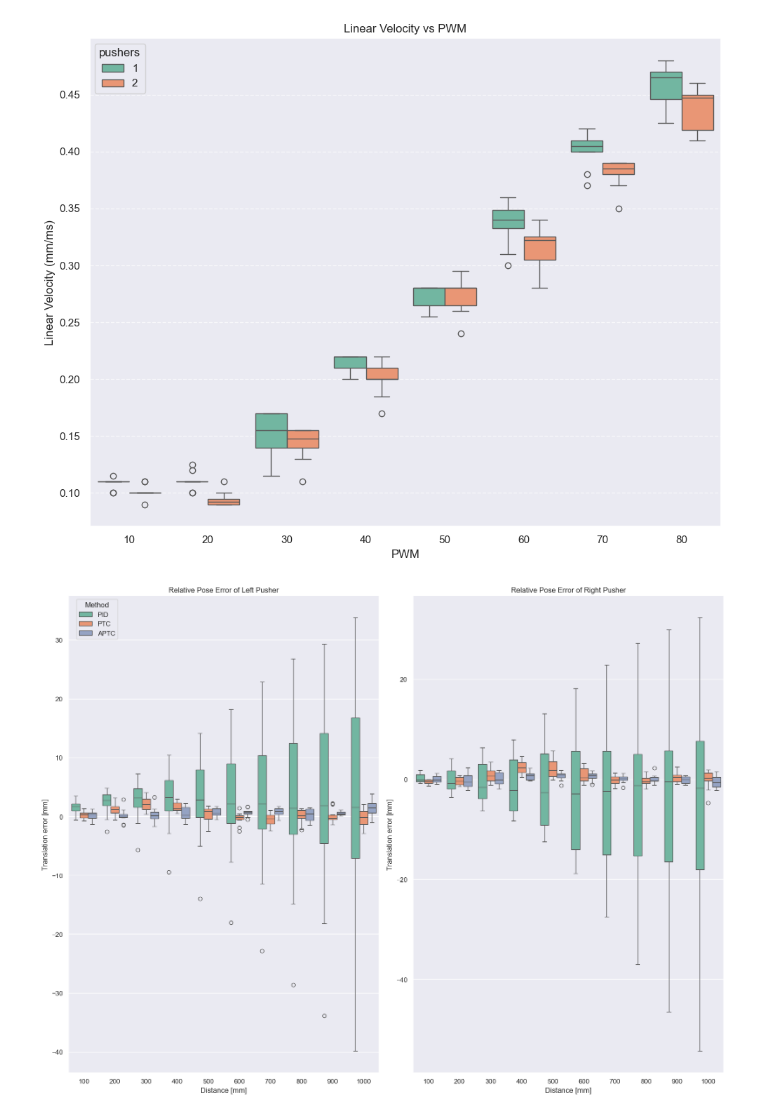
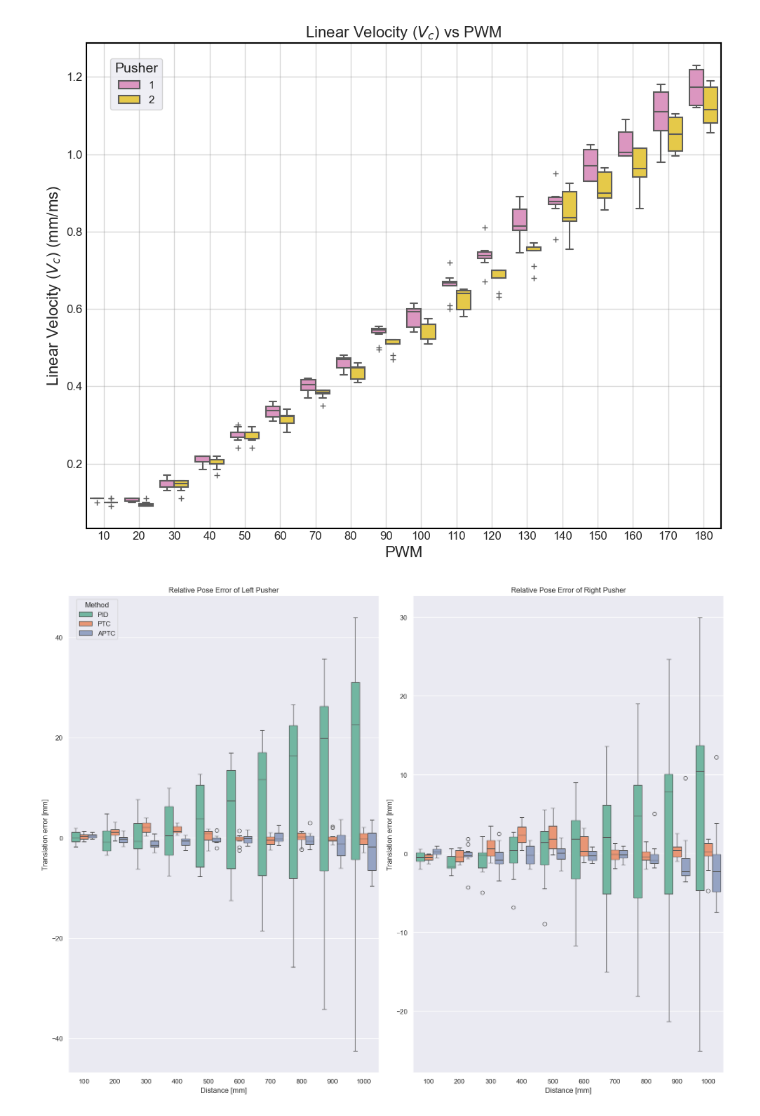
Before and after one commit to nongmelt/box_pushing, a Jupyter notebook: visulization/plot.ipynb, the cells around one changed output. Cells and saved outputs as stored; diff of their text form; code cells hidden in the pictures.

Commit message:
change plot style

```diff
--- a/visulization/plot.ipynb
+++ b/visulization/plot.ipynb
@@ -19,7 +19,7 @@ sns.set_theme()
 data_folder = "../data"
 # %%
 # Plot robot pwm / speed relationship
-robot_names = ["ken", "monish"]
+robot_names = ["pratham", "monish"]
 
 def compute_similarity(data_a, data_b):
 
@@ -27,43 +27,77 @@ def compute_similarity(data_a, data_b):
     for column in data_a.columns:
         # Calculate Pearson correlation for the column
         corr, _ = pearsonr(data_a[column], data_b[column])
         similarities[column] = corr  # Save correlation coefficient
 
     # Aggregate the similarities (mean of all columns)
     return np.mean(list(similarities.values()))
 
 raw_data = []
 for robot_name in robot_names:
     file_path = os.path.join(data_folder, f"bot_{robot_name}.csv")
     df = pd.read_csv(file_path)
     df.columns = df.columns.str.strip()  # Remove extra spaces in column names
-    df["pushers"] = robot_names.index(robot_name) + 1
+    df["Pusher"] = robot_names.index(robot_name) + 1
     df["average_speed"] =  (df['left_speed'] + df['right_speed']) / 2
     # Filter PWM values between 0 and 80
-    df = df[df["pwm"].between(0, 80)]
     raw_data.append(df)
 
 n_datasets = len(raw_data)
 combined_data = pd.concat(raw_data, ignore_index=True)
 
 # Create a melted DataFrame for easier plotting
-melted_data = combined_data.melt(id_vars=["pushers"], var_name="Characteristic", value_name="Value")
+melted_data = combined_data.melt(id_vars=["Pusher"], var_name="Characteristic", value_name="Value")
 
 # Set up the plotting area
-fig, (ax1) = plt.subplots(1, 1, figsize=(10, 8), sharey=True)
+fig, (ax1) = plt.subplots(1, 1, figsize=(10, 8))
+# Get Set2 colors for the borders
+set2_colors = sns.color_palette("Set2")
+set2_colors = [set2_colors[3], set2_colors[5]]
 # Plot speed vs PWM
-sns.boxplot(data=combined_data, x="pwm", y="average_speed", hue="pushers", ax=ax1, palette='Set2')
-ax1.set_title("Linear Velocity vs PWM")
-ax1.set_xlabel("PWM")
-ax1.set_ylabel("Linear Velocity (mm/ms)")
-ax1.grid(axis="y", linestyle="--", alpha=0.7)
+boxes = sns.boxplot(
+    data=combined_data,
+    x="pwm",
+    y="average_speed",
+    hue="Pusher",
+    ax=ax1,
+    palette=set2_colors,  # White fill for both boxes
+    linewidth=1.5,  # Increased line width for better visibility
+    flierprops={'marker': '+'},
+    )
 
+ax1.set_title("Linear Velocity ($V_c$) vs PWM", fontsize=16)
+ax1.set_xlabel("PWM", fontsize=16)
+ax1.set_ylabel("Linear Velocity ($V_c$) (mm/ms)", fontsize=16)
+
+# Add grid lines
+plt.grid(visible=True, which="major", linestyle="--", color="gray", alpha=0.6)
+
+# Add a black thick border around the plot
+for spine in ["top", "right", "left", "bottom"]:
+    ax1.spines[spine].set_edgecolor("black")
+    ax1.spines[spine].set_linewidth(1.5)
+
+# Add grid lines
+ax1.xaxis.grid(True, linestyle="-", color="gray", alpha=0.3)  # Vertical grid lines
+ax1.yaxis.grid(True, linestyle="-", color="gray", alpha=0.3)  # Horizontal grid lines
+
+# Increase font size for x and y axis ticks
+ax1.tick_params(axis='x', labelsize=12, direction="in", length=6)  # x-axis ticks font size
+ax1.tick_params(axis='y', labelsize=12, direction="in", length=6)  # y-axis ticks font size
+
+plt.setp(ax1.get_legend().get_texts(), fontsize='14') # for legend text
+plt.setp(ax1.get_legend().get_title(), fontsize='14') # for legend title
+
+sns.move_legend(ax1, "upper left", bbox_to_anchor=(0.03, 0.98))
+
+# Remove background color
+ax1.set_facecolor('white')
 
 # Adjust layout and show the plots
 plt.tight_layout()
 plt.show()
 # %% [output]
-[figure, old version]
+[figure, new version]
 # %%
 def load_trajectory_data(folder_path, method, prefix, robot):
     raw_data = []
@@ -154,9 +188,9 @@ def plot_bumper(data_dict, ax):
     return ax
 # %%
 folder_name = {
-    "PID": ["PID", "pid_baseline"] ,
+    "PID2": ["PID", "pid_baseline"] ,
     "PTC2":["PTC", "ptc2_baseline"],
-    "LF" : ["APTC", "improvement"]
+    "LF2" : ["APTC", "improvement"]
 }
 methods_data_left, methods_data_right = {}, {}
 raw_data_left, raw_data_right = {}, {}
@@ -192,4 +226,4 @@ ax2.legend().remove()
 plt.tight_layout()
 plt.show()
 # %% [output]
-[figure, old version]
+[figure, new version]
```
